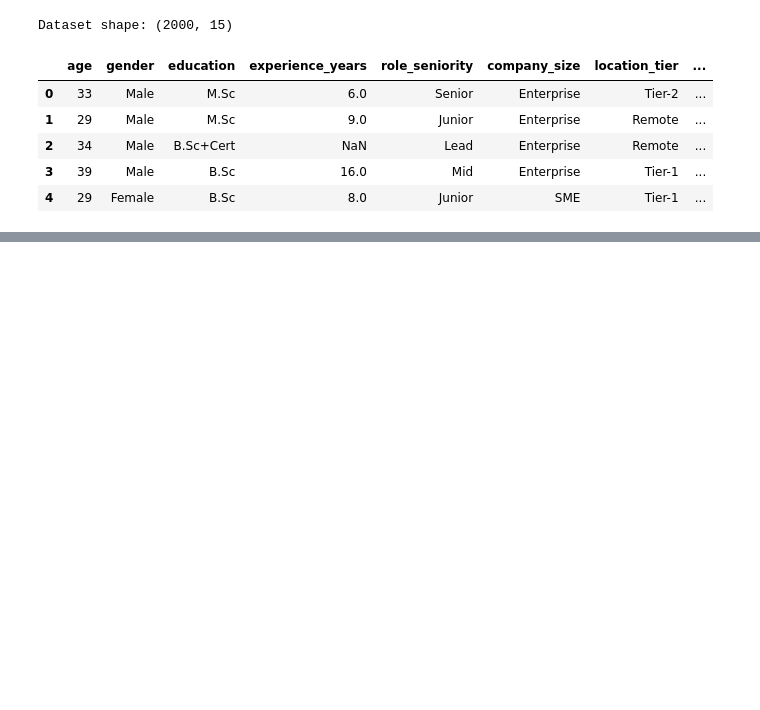
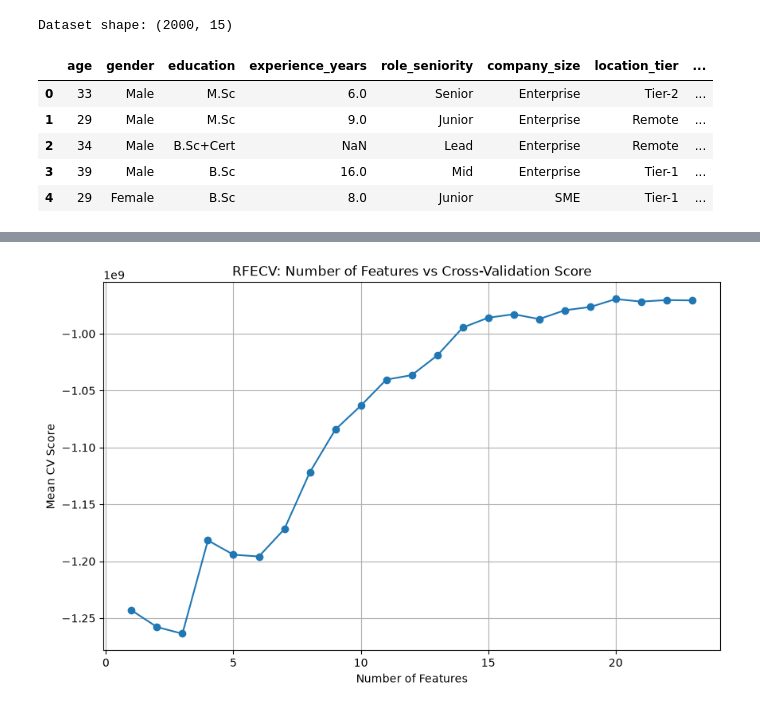
Before and after one commit to nguyenminhhieu108/Assign_ls3, a Jupyter notebook: mainLs3.ipynb, the cells around one changed output, grey strips where cells are left out. Drawn from its saved outputs; the diff is of its cells as text; code cells hidden in the pictures; blank space fills up the shorter version.

```diff
--- a/mainLs3.ipynb
+++ b/mainLs3.ipynb
@@ -57,0 +197,2 @@ Dataset shape: (2000, 15)
+# %%
+df = df.drop(columns=["recent_note"])
@@ -57,0 +311,11 @@ Dataset shape: (2000, 15)
+# %%
+rfecv = RFECV(
+    estimator=rf_model,
+    step=1,
+    min_features_to_select=1,
+    cv=cv,
+    scoring="neg_mean_squared_error",
+    n_jobs=-1
+)
+
+rfecv.fit(X_train, y_train)
@@ -57,0 +364,14 @@ Dataset shape: (2000, 15)
+# %%
+
+n_features_range = range(
+    rfecv.min_features_to_select,
+    rfecv.min_features_to_select + len(rfecv.cv_results_["mean_test_score"])
+)
+
+rfecv_results = pd.DataFrame({
+    "n_features": n_features_range,
+    "mean_test_score": rfecv.cv_results_["mean_test_score"],
+    "std_test_score": rfecv.cv_results_["std_test_score"]
+})
+
+display(rfecv_results)
@@ -57,0 +396,17 @@ Dataset shape: (2000, 15)
+# %%
+plt.figure(figsize=(10, 6))
+
+plt.plot(
+    rfecv_results["n_features"],
+    rfecv_results["mean_test_score"],
+    marker="o"
+)
+
+plt.xlabel("Number of Features")
+plt.ylabel("Mean CV Score")
+plt.title("RFECV: Number of Features vs Cross-Validation Score")
+
+plt.grid(True)
+plt.show()
+# %% [output]
+[figure, added]
```
Also changed, not shown: parts of 58 cells of this notebook.
